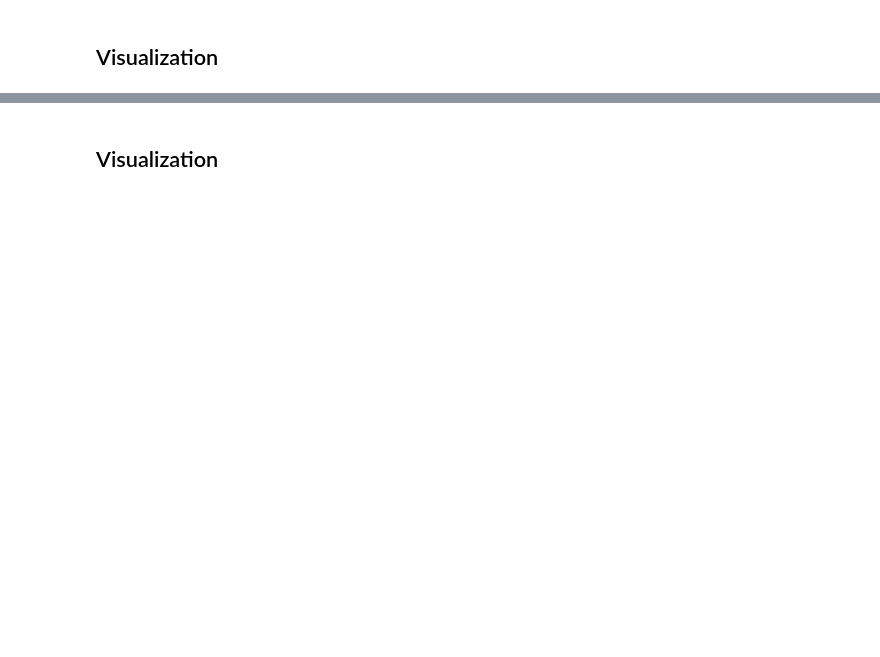
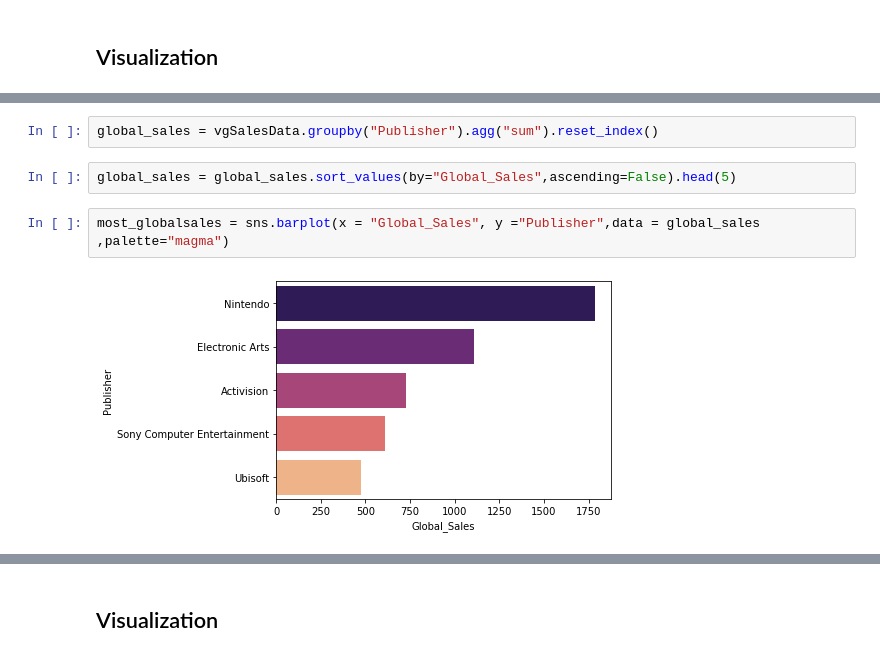
Before and after one commit to pumpumzpum/CPE352_Data_science, a Jupyter notebook: Data_science_Lab2.ipynb, the cells around one changed output, grey strips where cells are left out. Cells and saved outputs as stored; diff of their text form; blank space fills up the shorter version.

```diff
--- a/Data_science_Lab2.ipynb
+++ b/Data_science_Lab2.ipynb
@@ -307,0 +287,8 @@ publisher_5 = sns.countplot(data = data_top5_publisher, y = "Publisher")
+# %%
+global_sales = vgSalesData.groupby("Publisher").agg("sum").reset_index()
+# %%
+global_sales = global_sales.sort_values(by="Global_Sales",ascending=False).head(5)
+# %%
+most_globalsales = sns.barplot(x = "Global_Sales", y ="Publisher",data = global_sales ,palette="magma")
+# %% [output]
+[figure, added]
```
Also changed, not shown: parts of 26 cells of this notebook.
